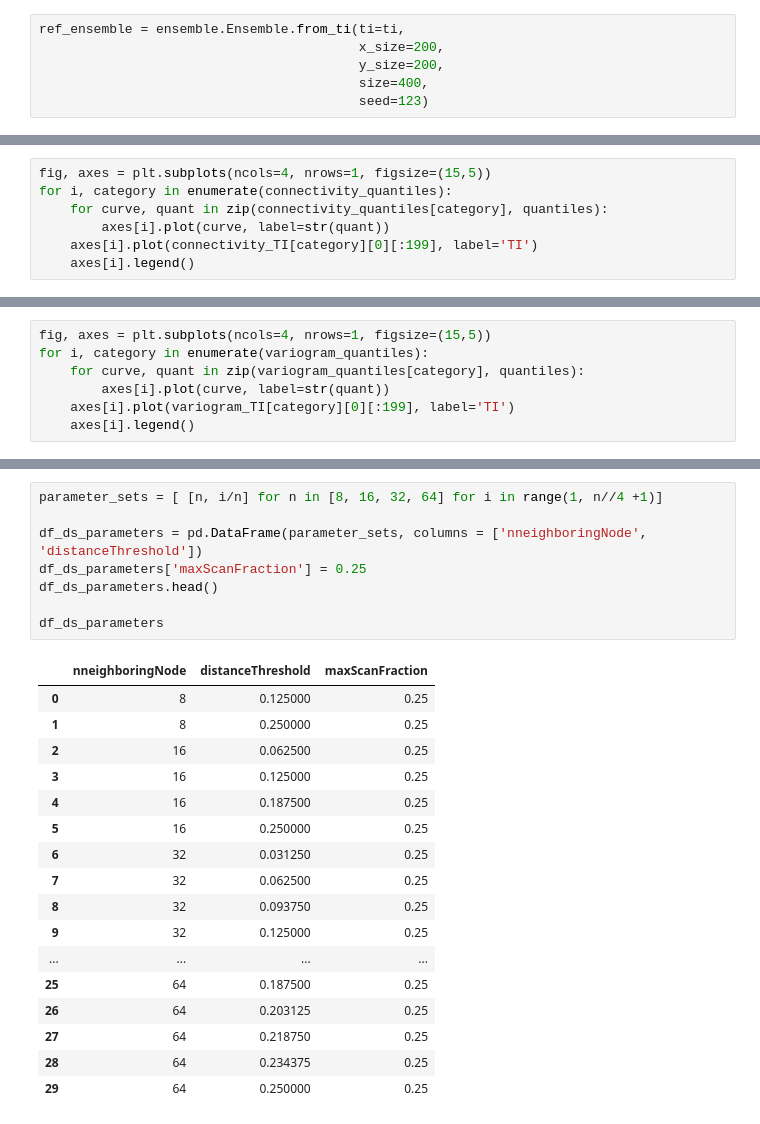
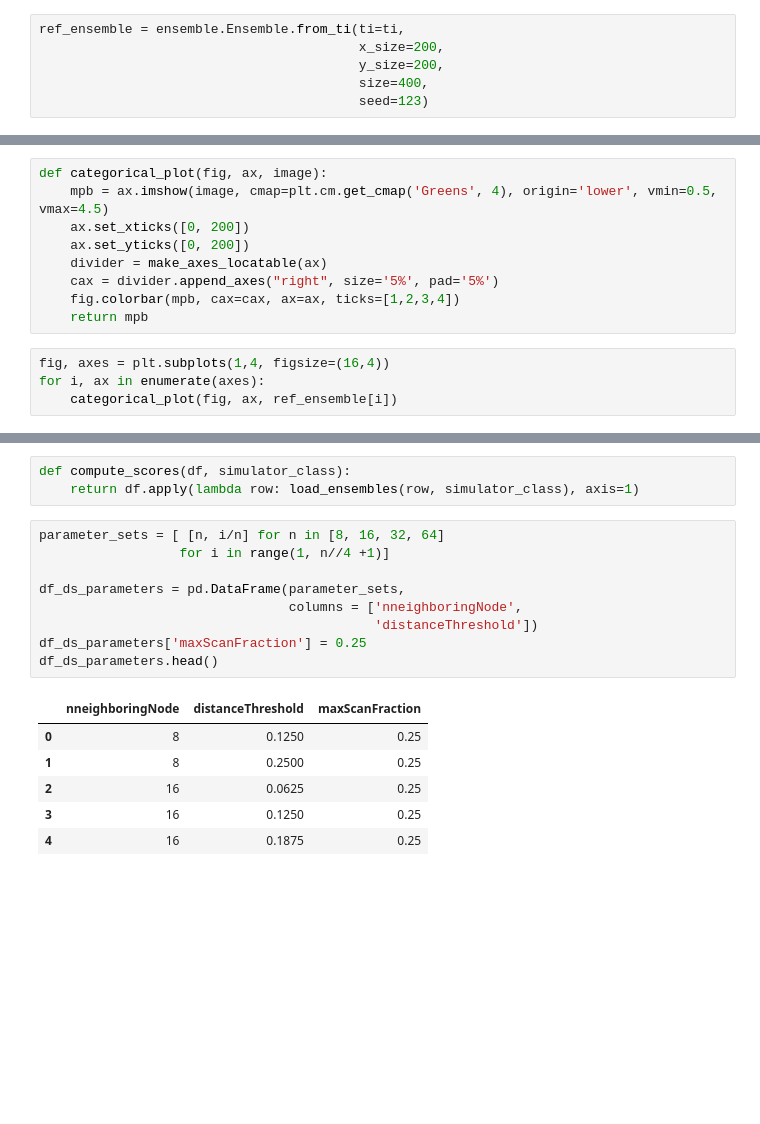
Before and after one commit to randlab/simplified-ds, a Jupyter notebook: Case1.ipynb, the cells around one changed output, grey strips where cells are left out. Drawn from its saved outputs; the diff is of its cells as text; blank space fills up the shorter version.

```diff
--- a/Case1.ipynb
+++ b/Case1.ipynb
@@ -48,7 +34,0 @@ connectivity_TI = TI.connectivities_ensemble()
-# %%
-fig, axes = plt.subplots(ncols=4, nrows=1, figsize=(15,5))
-for i, category in enumerate(connectivity_quantiles):
-    for curve, quant in zip(connectivity_quantiles[category], quantiles):
-        axes[i].plot(curve, label=str(quant))
-    axes[i].plot(connectivity_TI[category][0][:199], label='TI')
-    axes[i].legend()
@@ -61,7 +34,0 @@ variogram_TI = TI.variograms_ensemble()
-# %%
-fig, axes = plt.subplots(ncols=4, nrows=1, figsize=(15,5))
-for i, category in enumerate(variogram_quantiles):
-    for curve, quant in zip(variogram_quantiles[category], quantiles):
-        axes[i].plot(curve, label=str(quant))
-    axes[i].plot(variogram_TI[category][0][:199], label='TI')
-    axes[i].legend()
@@ -74,0 +35,13 @@ plt.imshow(ref_ensemble.members[0])
+# %%
+def categorical_plot(fig, ax, image):
+    mpb = ax.imshow(image, cmap=plt.cm.get_cmap('Greens', 4), origin='lower', vmin=0.5, vmax=4.5)
+    ax.set_xticks([0, 200])
+    ax.set_yticks([0, 200])
+    divider = make_axes_locatable(ax)
+    cax = divider.append_axes("right", size='5%', pad='5%')
+    fig.colorbar(mpb, cax=cax, ax=ax, ticks=[1,2,3,4])
+    return mpb
+# %%
+fig, axes = plt.subplots(1,4, figsize=(16,4))
+for i, ax in enumerate(axes):
+    categorical_plot(fig, ax, ref_ensemble[i])
@@ -95,28 +68,21 @@ def load_ensembles(row, simulator_class):
 
     return row
+# %%
+def compute_scores(df, simulator_class):
+    return df.apply(lambda row: load_ensembles(row, simulator_class), axis=1)
 # %%
-parameter_sets = [ [n, i/n] for n in [8, 16, 32, 64] for i in range(1, n//4 +1)]
+parameter_sets = [ [n, i/n] for n in [8, 16, 32, 64]
+                  for i in range(1, n//4 +1)]
 
-df_ds_parameters = pd.DataFrame(parameter_sets, columns = ['nneighboringNode', 'distanceThreshold'])
+df_ds_parameters = pd.DataFrame(parameter_sets,
+                                columns = ['nneighboringNode',
+                                           'distanceThreshold'])
 df_ds_parameters['maxScanFraction'] = 0.25
 df_ds_parameters.head()
-
-df_ds_parameters
 # %% [output]
 |  | nneighboringNode | distanceThreshold | maxScanFraction |
-| 0 | 8 | 0.125000 | 0.25 |
-| 1 | 8 | 0.250000 | 0.25 |
-| 2 | 16 | 0.062500 | 0.25 |
-| 3 | 16 | 0.125000 | 0.25 |
-| 4 | 16 | 0.187500 | 0.25 |
-| 5 | 16 | 0.250000 | 0.25 |
-| 6 | 32 | 0.031250 | 0.25 |
-| 7 | 32 | 0.062500 | 0.25 |
-| 8 | 32 | 0.093750 | 0.25 |
-| 9 | 32 | 0.125000 | 0.25 |
-| ... | ... | ... | ... |
-| 25 | 64 | 0.187500 | 0.25 |
-| 26 | 64 | 0.203125 | 0.25 |
-| 27 | 64 | 0.218750 | 0.25 |
-| 28 | 64 | 0.234375 | 0.25 |
-| 29 | 64 | 0.250000 | 0.25 |
+| 0 | 8 | 0.1250 | 0.25 |
+| 1 | 8 | 0.2500 | 0.25 |
+| 2 | 16 | 0.0625 | 0.25 |
+| 3 | 16 | 0.1250 | 0.25 |
+| 4 | 16 | 0.1875 | 0.25 |
```
Also changed, not shown: parts of 24 cells of this notebook, 6 other files.
